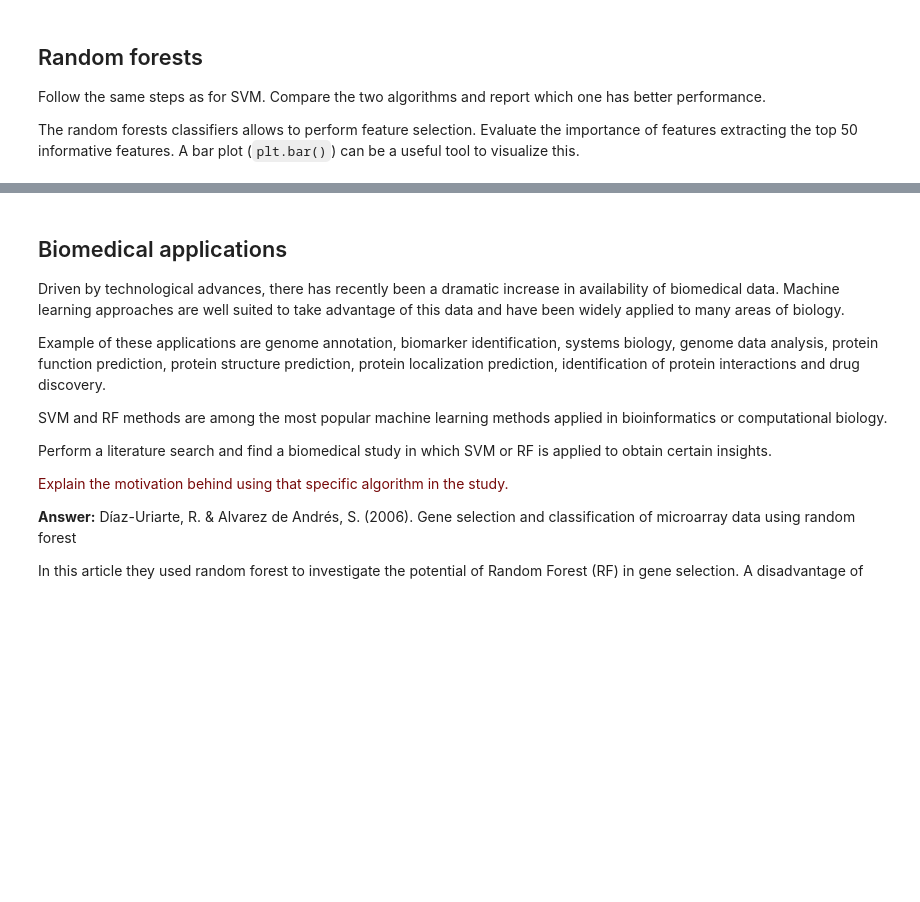
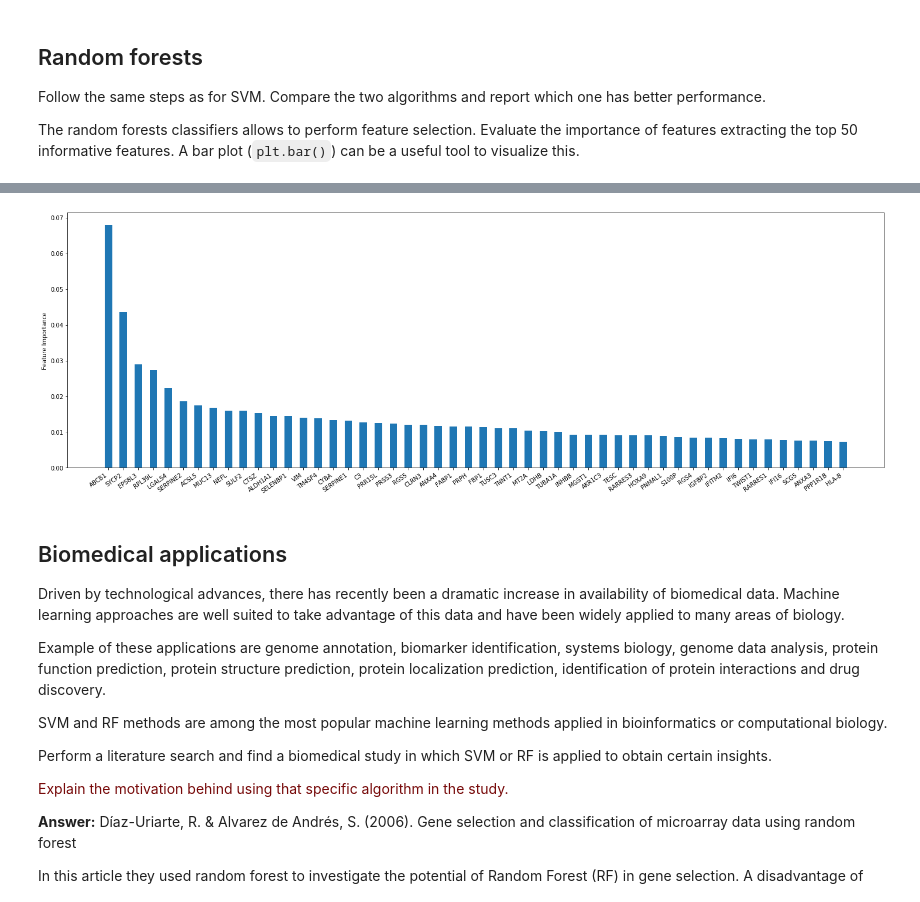
Before and after one commit to max-de-rooij/8dm50-machine-learning, a Jupyter notebook: practicals/week_6.ipynb, the cells around one changed output, grey strips where cells are left out. Cells and saved outputs as stored; diff of their text form; code cells hidden in the pictures; blank space fills up the shorter version.

```diff
--- a/practicals/week_6.ipynb
+++ b/practicals/week_6.ipynb
@@ -218,20 +218,19 @@ X_train, X_test, y_train, y_test = train_test_split(X, y, test_size=0.2, random_
 ytrain_bin = (y_train > 0).astype(np.int)
 ytest_bin = (y_test > 0).astype(np.int)
 
-def SVMpipeline(kernel='rbf',C=0, random_state=33, gamma=0.5, degree=0):
+def SVMpipeline(kernel='rbf',C=0, random_state=33, gamma=0.5):
     return Pipeline ([
     ("std_scaler", StandardScaler()), #scaling the samples with a standard scaler
-    ('SVM', svm.SVC(kernel, C, random_state,gamma,degree))
+    ('SVM', svm.SVC(kernel, C, random_state=random_state,gamma=gamma))
     ])
 
 # creating an parameter grid for the kernel coef. (gamma), error term (C) and the type of kernel
-param_grid = {'SVM__gamma': [1,0.1,0.01,0.001,0.0001],
-              'SVM__C': [0.1,1,10,100,1000],
-              'SVM__kernel': ['rbf','linear'],
-              'SVM__degree': [0, 1, 2, 3, 4, 5, 6, 7, 8, 9, 10]}
+param_grid = {'SVM__gamma': np.logspace(-4,0,num=50),
+              'SVM__C': np.linspace(1,1000, num=80),
+              'SVM__kernel': ['rbf','linear']}
 
 # Performing the gridsearch
-grid_search = GridSearchCV(SVMpipeline(), param_grid, cv=None, verbose=0)
+grid_search = GridSearchCV(SVMpipeline(), param_grid, cv=None, verbose=2, n_jobs=-1)
 
 #Fitting the gridsearch model to the traindata
 grid_search.fit(X_train,ytrain_bin)
@@ -336,0 +284,14 @@ weighted avg       0.89      0.90      0.89        30
+# %%
+## Warning, longer runtime (approx. 11 min)
+def rf_estimator(n_estimators=100, max_depth=None):
+    return Pipeline([
+        ('normalization', StandardScaler()),
+        ('randomforest', RandomForestClassifier(n_estimators=n_estimators, max_depth=max_depth))
+        ])
+
+n_estimators_range = np.linspace(10,200,num=50, dtype='i')
+max_depth_range = np.linspace(5, 50, num=50, dtype='i')
+param_grid = {'randomforest__n_estimators': n_estimators_range, 'randomforest__max_depth': max_depth_range}
+
+model = GridSearchCV(rf_estimator(), param_grid, cv=5, verbose=2, n_jobs=-1)
+model.fit(X_train, ytrain_bin)
@@ -337,3 +364,20 @@ weighted avg       0.89      0.90      0.89        30
+# %%
+n_estimators = model.best_params_['randomforest__n_estimators']
+forest = model.best_estimator_.named_steps['randomforest']
+importances = forest.feature_importances_
+
+imp_idx = np.argsort(importances)[::-1]
+features = X_train.keys()[imp_idx][:50]
+heights = importances[imp_idx][:50]
+
+plt.figure(figsize=(25,8))
+plt.bar(np.arange(0,10*50,10),heights, width=5, tick_label=features)
+
+plt.xticks(rotation=35, ha='right')
+plt.ylabel('Feature Importance')
+plt.show()
+# %% [output]
+[figure, added]
 # %% [markdown]
 ## Biomedical applications
 
```
Also changed, not shown: parts of 8 cells of this notebook.
